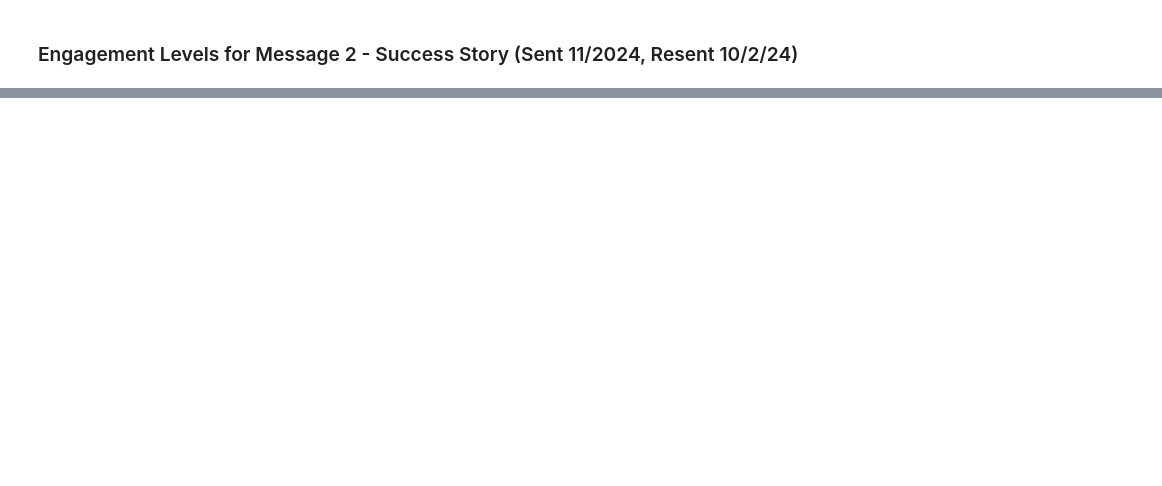
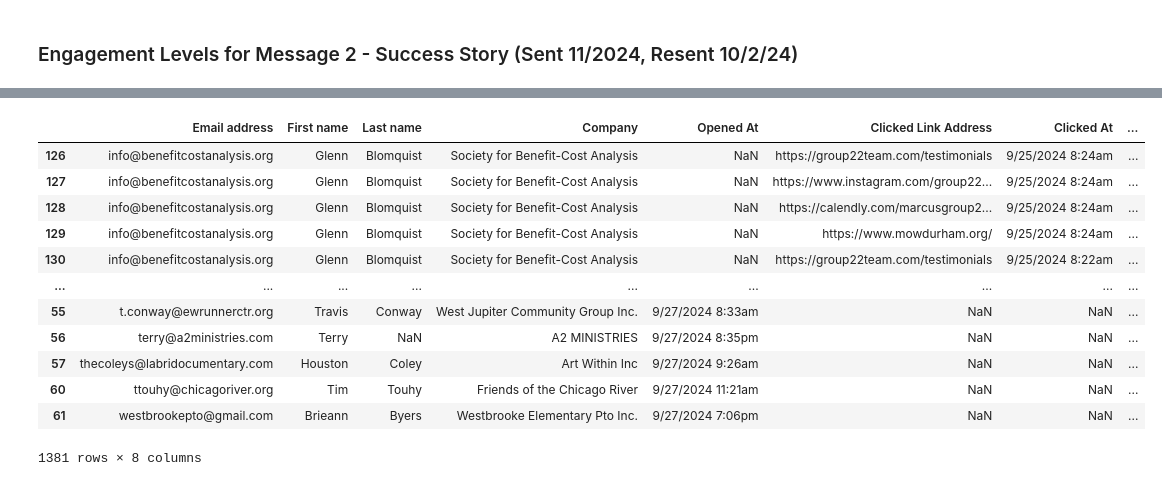
Before and after one commit to Willnguyen02/Recent-Marking-Campaign-Data-Analysis, a Jupyter notebook: main.ipynb, the cells around one changed output, grey strips where cells are left out. Saved outputs shown, nothing was run; the diff lists cells and outputs as text; code cells hidden in the pictures; blank space fills up the shorter version.

```diff
--- a/main.ipynb
+++ b/main.ipynb
@@ -142,0 +242,12 @@ sorted_opened_df
+# %%
+# Created a dictionary containing all emails in the dataset as well as how often they appear
+email_count = {}
+multiple_instances = []
+
+for email in ss_df["Email address"]:
+    if email in email_count:
+        email_count[email] += 1
+    else:
+        email_count[email] = 1
+
+email_count
@@ -142,0 +272,4 @@ sorted_opened_df
+# %%
+# Sorted the dictionary from highest key value to lowest
+sorted_emails = sorted(email_count.items(), key=lambda x: x[1], reverse=True)
+sorted_emails
@@ -142,0 +294,22 @@ sorted_opened_df
+# %%
+# Created a new dataframe with the sorted data
+sorted_ss_df = pd.DataFrame(columns = ["Email address", "First name", "Last name", "Company","Opened At"])
+for item in sorted_emails:
+   entry = ss_df[ss_df["Email address"] == item[0]]
+   sorted_ss_df = pd.concat([sorted_ss_df,entry])
+
+sorted_ss_df
+# %% [output]
+|  | Email address | First name | Last name | Company | Opened At | Clicked Link Address | Clicked At | ... |
+| 126 | info@benefitcostanalysis.org | Glenn | Blomquist | Society for Benefit-Cost Analysis | NaN | https://group22team.com/testimonials | 9/25/2024 8:24am | ... |
+| 127 | info@benefitcostanalysis.org | Glenn | Blomquist | Society for Benefit-Cost Analysis | NaN | https://www.instagram.com/group22... | 9/25/2024 8:24am | ... |
+| 128 | info@benefitcostanalysis.org | Glenn | Blomquist | Society for Benefit-Cost Analysis | NaN | https://calendly.com/marcusgroup2... | 9/25/2024 8:24am | ... |
+| 129 | info@benefitcostanalysis.org | Glenn | Blomquist | Society for Benefit-Cost Analysis | NaN | https://www.mowdurham.org/ | 9/25/2024 8:24am | ... |
+| 130 | info@benefitcostanalysis.org | Glenn | Blomquist | Society for Benefit-Cost Analysis | NaN | https://group22team.com/testimonials | 9/25/2024 8:22am | ... |
+| ... | ... | ... | ... | ... | ... | ... | ... | ... |
+| 55 | t.conway@ewrunnerctr.org | Travis | Conway | West Jupiter Community Group Inc. | 9/27/2024 8:33am | NaN | NaN | ... |
+| 56 | terry@a2ministries.com | Terry | NaN | A2 MINISTRIES | 9/27/2024 8:35pm | NaN | NaN | ... |
+| 57 | thecoleys@labridocumentary.com | Houston | Coley | Art Within Inc | 9/27/2024 9:26am | NaN | NaN | ... |
+| 60 | ttouhy@chicagoriver.org | Tim | Touhy | Friends of the Chicago River | 9/27/2024 11:21am | NaN | NaN | ... |
+| 61 | westbrookepto@gmail.com | Brieann | Byers | Westbrooke Elementary Pto Inc. | 9/27/2024 7:06pm | NaN | NaN | ... |
+1381 rows × 8 columns
```
Also changed, not shown: parts of 25 cells of this notebook, 7 other files.
